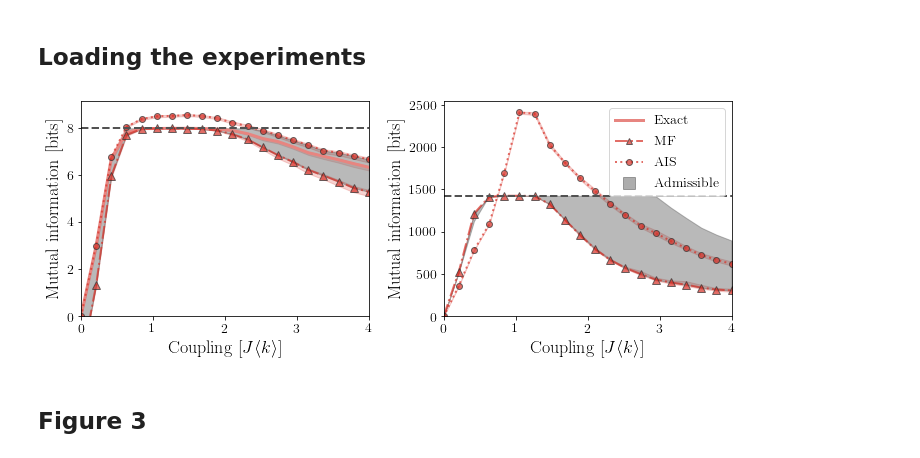
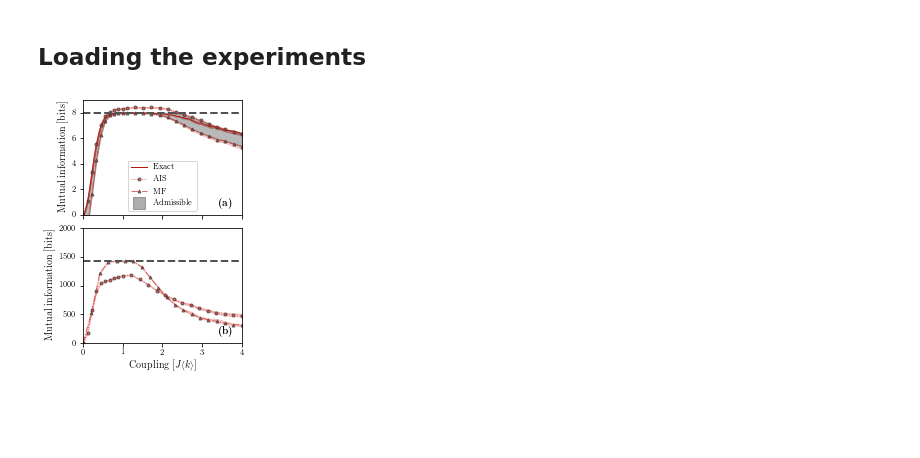
Before and after one commit to charlesmurphy1/midynet, a Jupyter notebook: notebooks/midynet/figure3.ipynb, the cells around one changed output. Cells and saved outputs as stored; diff of their text form; code cells hidden in the pictures; blank space fills up the shorter version.

Commit message:
playing around with scripts / figures and convergence

```diff
--- a/notebooks/midynet/figure3.ipynb
+++ b/notebooks/midynet/figure3.ipynb
@@ -10,7 +10,9 @@ display.setup_dir("./")
 
 plot = midynet.metrics.Statistics.plot
 
-path_to_data = pathlib.Path("/home/charles_murphy/Documents/ulaval/doctorat/projects/data/midynet-data/figure3")
+paths_to_figures = [".", "../../../../papers/p-midynet/paper1-mutual_info/figures"]
+paths_to_figures = list(map(pathlib.Path, paths_to_figures))
+path_to_data = pathlib.Path("../../../../data/midynet-data/figure3")
 # %% [markdown]
 ## Loading the experiments
 # %%
@@ -42,12 +44,12 @@ elif dynamics == "ising":
     xlabel = r"Coupling $[J\langle k \rangle]$"
     xmin, xmax = 0, 4
 # %%
-fig, ax = plt.subplots(1, 2, figsize=(10, 4))
+fig, ax = plt.subplots(2, 1, figsize=(3, 4), sharex=True)
 # t_index = np.where(np.array(T) == 100)[0][0]
 # ec_index = np.where(np.array(E) == 5)[0][0]
 # ec = E[ec_index]
 # t = T[t_index]
-color_exact = display.light_colors["red"]
+color_exact = display.dark_colors["red"]
 color_mf = display.med_colors["red"]
 color_ais = display.med_colors["red"]
 color_lines = display.dark_colors["grey"]
@@ -68,7 +70,7 @@ plot(ax[0], small_xaxis["exact"], mi["exact"],
     fill_alpha=0.3,
     color=color_exact,
     linestyle="-",
-    linewidth=3,
+    linewidth=1,
     marker="None",
 )
 
@@ -79,9 +81,9 @@ plot(ax[0], small_xaxis["meanfield"], mi["meanfield"],
     markeredgecolor=color_lines,
     fill_color=color_mf,
     linestyle="-.",
-    linewidth=2,
+    linewidth=1,
     marker="^",
-    markersize=8,
+    markersize=3,
     spacing=1,
 )
 
@@ -91,9 +93,9 @@ plot(ax[0], small_xaxis["annealed"], mi["annealed"],
     color=color_ais,
     markeredgecolor=color_lines,
     linestyle="dotted",
-    linewidth=2,
+    linewidth=1,
     marker="o",
-    markersize=6,
+    markersize=3,
     spacing=1,
 )
 
@@ -103,8 +105,10 @@ ax[0].fill_between(small_xaxis["meanfield"], y1, y2, color=display.med_colors["g
 ax[0].plot(small_xaxis["meanfield"], hg["meanfield"]["mid"], linestyle="--", marker="None", color=display.med_colors["grey"], linewidth=2)
 ax[0].set_xlim([xmin, xmax])
 ax[0].set_ylim([0, ax[0].get_ylim()[-1]])
-ax[0].set_xlabel(xlabel, fontsize=18)
-ax[0].set_ylabel("Mutual information [bits]", fontsize=18)
+# ax[0].set_xlabel(xlabel, fontsize=fs["large"])
+ax[0].set_ylabel("Mutual information [bits]", fontsize=display.fontsizes["large"])
+ax[0].tick_params(axis='both', labelsize=display.fontsizes["medium"])
+display.Label.plot(ax[0], loc="bottom right", fontsize=display.fontsizes["large"], box=False)
 
 mi = {}
 hg = {}
@@ -124,48 +128,52 @@ plot(ax[1], large_xaxis["meanfield"], mi["meanfield"],
     color=color_mf,
     markeredgecolor=color_lines,
     fill_color=color_mf,
     linestyle="-.",
-    linewidth=2,
+    linewidth=1,
     marker="^",
-    markersize=8,
+    markersize=3,
     spacing=1,
 )
 
-plot(ax[1], large_xaxis["annealed"], mi["annealed"] * np.log(2),
+plot(ax[1], large_xaxis["annealed"], mi["annealed"],
     fill_alpha=0.3,
     alpha=0.7,
     color=color_ais,
     markeredgecolor=color_lines,
     linestyle="dotted",
-    linewidth=2,
+    linewidth=1,
     marker="o",
-    markersize=6,
+    markersize=3,
     spacing=1,
 )
 
 y1 = np.clip(mi["meanfield"]["mid"], -10, hg["meanfield"]["mid"])
 y2 = np.clip(mi["annealed"]["mid"], -10, hg["annealed"]["mid"])
-ax[1].fill_between(large_xaxis["meanfield"], y1, y2, color=display.med_colors["grey"], alpha=0.4)
+# ax[1].fill_between(large_xaxis["meanfield"], y1, y2, color=display.med_colors["grey"], alpha=0.4)
 ax[1].plot(large_xaxis["meanfield"], hg["meanfield"]["mid"], linestyle="--", marker="None", color=display.med_colors["grey"], linewidth=2)
 ax[1].set_xlim([xmin, xmax])
-ax[1].set_ylim([0, ax[1].get_ylim()[-1]])
-ax[1].set_xlabel(xlabel, fontsize=18)
-ax[1].set_ylabel("Mutual information [bits]", fontsize=18)
-
+ax[1].set_ylim([0, 2000])
+ax[1].set_xlabel(xlabel, fontsize=display.fontsizes["large"])
+ax[1].set_ylabel("Mutual information [bits]", fontsize=display.fontsizes["large"])
+ax[1].tick_params(axis='both', labelsize=display.fontsizes["medium"])
+display.Label.plot(ax[1], loc="bottom right", fontsize=display.fontsizes["large"], box=False)
+display.Label.clear()
 
 
 handles = [
-    Line2D([0], [0], color=color_exact, linestyle="-", marker="None", linewidth=3, label=r"Exact"),
-    Line2D([0], [0], color=color_mf, markeredgecolor=color_lines, linestyle="-.", marker="^", linewidth=2, markersize=6, alpha=0.7, label=r"MF"),
-    Line2D([0], [0], color=color_ais, markeredgecolor=color_lines, linestyle="dotted", marker="o", linewidth=2, markersize=6, alpha=0.7, label=r"AIS"),
+    Line2D([0], [0], color=color_exact, linestyle="-", marker="None", linewidth=1, label=r"Exact"),
+    Line2D([0], [0], color=color_ais, markeredgecolor=color_lines, linestyle="dotted", marker="o", linewidth=1, markersize=3, alpha=0.7, label=r"AIS"),
+    Line2D([0], [0], color=color_mf, markeredgecolor=color_lines, linestyle="-.", marker="^", linewidth=1, markersize=3, alpha=0.7, label=r"MF"),
     Line2D([0], [0], color=display.dark_colors["grey"], alpha=0.4, linestyle="None", marker="s", markersize=12, label=r"Admissible"),
 ]
-ax[1].legend(handles=handles, fontsize=14, loc="upper right")
+ax[0].legend(handles=handles, fontsize=display.fontsizes["medium"], loc="lower center")
 
 fig.tight_layout()
+plt.subplots_adjust(hspace=0.12)
 
-# fig.savefig(path_to_figures + "/svg/p1-figure3.svg")
-# fig.savefig(path_to_figures + "/png/p1-figure3.png")
-# fig.savefig(path_to_figures + "/pdf/p1-figure3.pdf")
+for p in paths_to_figures:
+    fig.savefig(p / "svg/p1-figure3.svg")
+    fig.savefig(p / "png/p1-figure3.png")
+    fig.savefig(p / "pdf/p1-figure3.pdf")
 # %% [output]
-[figure, old version]
+[figure, new version]
@@ -205,2 +179,0 @@ ymin, ymax = 0, 1.1
-# %% [markdown]
-## Figure 3
```
Also changed, not shown: parts of 3 cells of this notebook, 6 other files.
